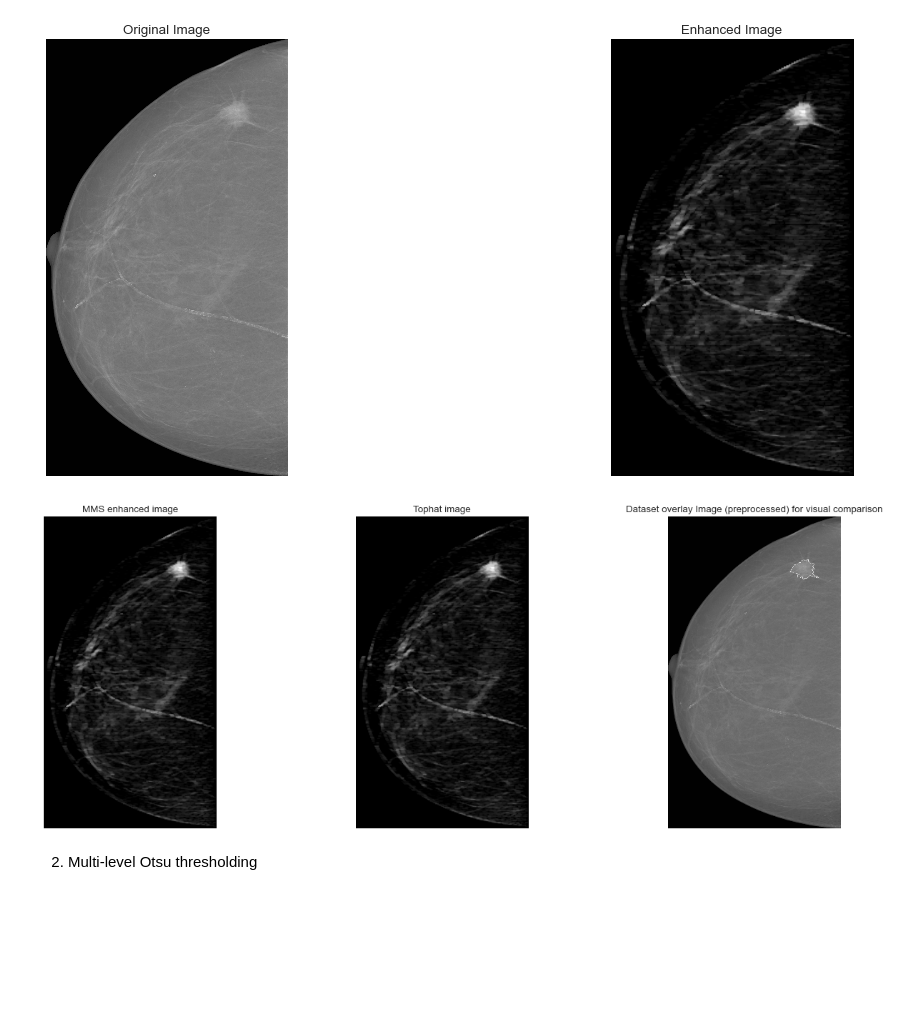
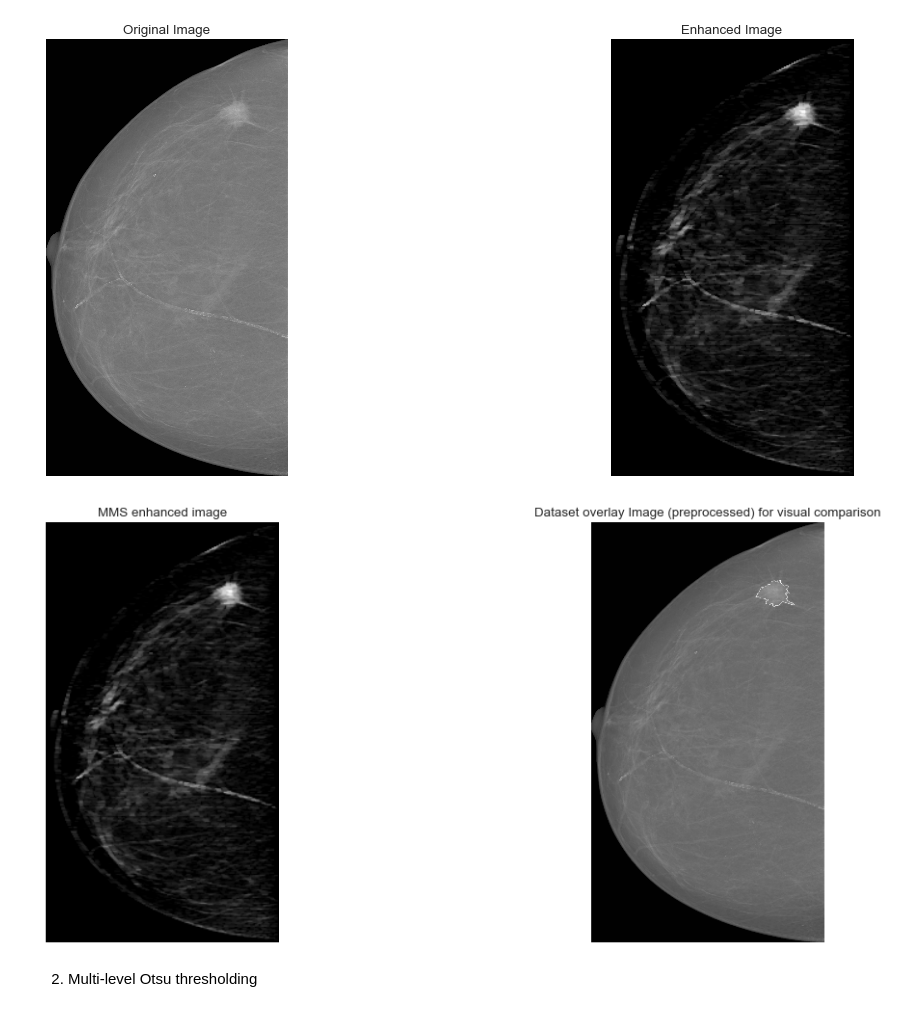
Before and after one commit to abdalrhmanu/breast-mass-detection-and-segmentation-using-multi-scale-morphological-sifting-and-kmeans-clustering, a Jupyter notebook: notebooks/Abdel-Notebook (mass detection implementation).ipynb, the cells around one changed output. Cells and saved outputs as stored; diff of their text form; code cells hidden in the pictures; blank space fills up the shorter version.

```diff
--- a/notebooks/Abdel-Notebook (mass detection implementation).ipynb
+++ b/notebooks/Abdel-Notebook (mass detection implementation).ipynb
@@ -223,44 +223,36 @@ enhanced_image = mms.fit(image_input_name, plot=True)
 # %% [output]
 [figure]
 # %%
-# Apply top-hat transformation to enhance the bright regions in the image
-# Define the structuring element for the opening operation
-krnel_size = 30
-kernel = cv2.getStructuringElement(cv2.MORPH_ELLIPSE, (krnel_size, krnel_size))
-# Perform top-hat transformation
-tophat = cv2.morphologyEx(enhanced_image, cv2.MORPH_TOPHAT, kernel)
-
 # Reading the same processed image (ovarlayed version) for visual comparison
 overlay_image_dataset = os.path.join(mms.overlay_dir, image_input_name)
 overlay_image = cv2.imread(overlay_image_dataset)
 
 # Display the enhanced and tophat image
 imgs = {
     "MMS enhanced image": enhanced_image,
-    "Tophat image": tophat,
     "Dataset overlay Image (preprocessed) for visual comparison": overlay_image
 }
-display.plot_figures(imgs, 1, 3)
+display.plot_figures(imgs, 1, 2)
 
 # Instead of MLO Thresholding
 # superpixels - non-parametric approach
 # k means clusturing - K levels
 # means clusturing - reguarization params
 
 
 # Features extraction
 # GLCM features 10-15 + statistics of mass region (contrast average value)
 
 # Shape features 10
 # LBP
 # SIFTs
 
 # Gabor wavelets ~ good to charectirize textures in iris
 
 
 # Features reduction - LDA
 # %% [output]
-[figure, old version]
+[figure, new version]
 # %% [markdown]
 2. Multi-level Otsu thresholding
 # %%
```
Also changed, not shown: parts of 3 cells of this notebook, 1 other file.
